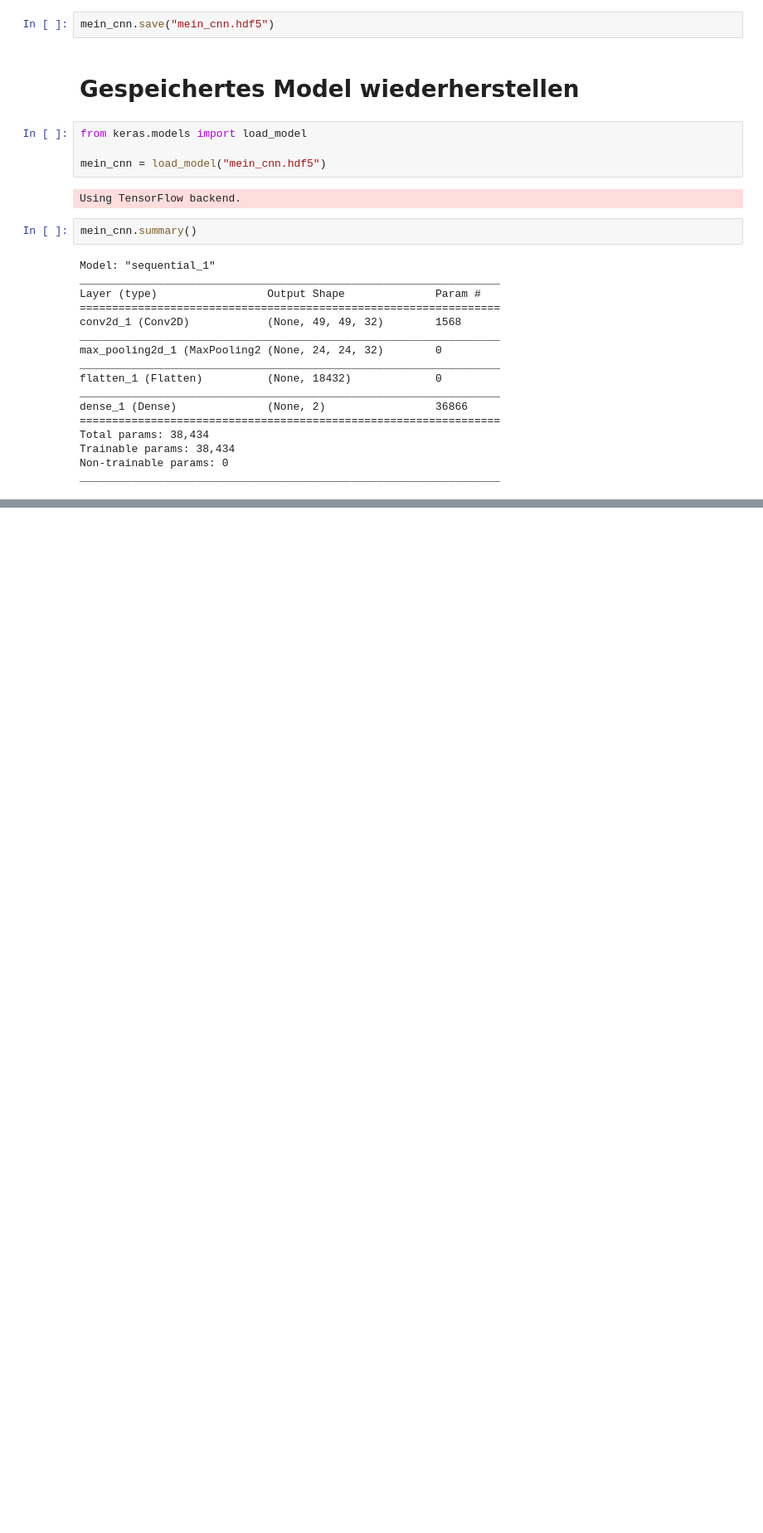
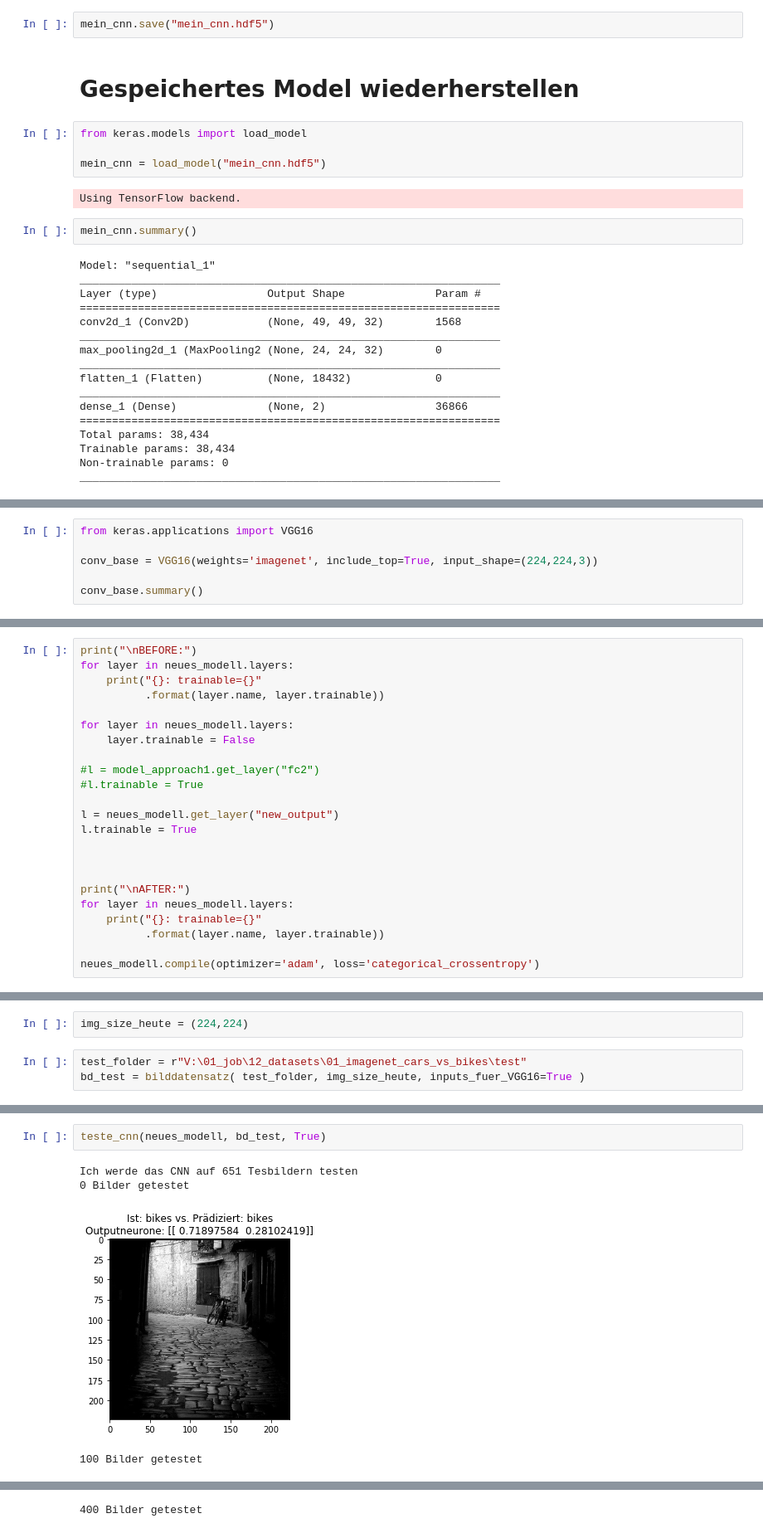
Before and after one commit to juebrauer/course_computer_vision_with_deep_learning, a Jupyter notebook: 08_cnn_zur_klassifikation/cnn_zur_klassifikation.ipynb, the cells around one changed output, grey strips where cells are left out. Shown at 83% size. Saved outputs shown, nothing was run; the diff lists cells and outputs as text; blank space fills up the shorter version.

```diff
--- a/08_cnn_zur_klassifikation/cnn_zur_klassifikation.ipynb
+++ b/08_cnn_zur_klassifikation/cnn_zur_klassifikation.ipynb
@@ -307,0 +331,6 @@ _________________________________________________________________
+# %%
+from keras.applications import VGG16
+
+conv_base = VGG16(weights='imagenet', include_top=True, input_shape=(224,224,3))
+
+conv_base.summary()
@@ -307,0 +429,23 @@ _________________________________________________________________
+# %%
+print("\nBEFORE:")
+for layer in neues_modell.layers:
+    print("{}: trainable={}"
+          .format(layer.name, layer.trainable))
+
+for layer in neues_modell.layers:
+    layer.trainable = False
+
+#l = model_approach1.get_layer("fc2")
+#l.trainable = True
+
+l = neues_modell.get_layer("new_output")
+l.trainable = True
+
+
+
+print("\nAFTER:")
+for layer in neues_modell.layers:
+    print("{}: trainable={}"
+          .format(layer.name, layer.trainable))
+
+neues_modell.compile(optimizer='adam', loss='categorical_crossentropy')
@@ -307,0 +494,5 @@ _________________________________________________________________
+# %%
+img_size_heute = (224,224)
+# %%
+test_folder = r"V:\01_job\12_datasets\01_imagenet_cars_vs_bikes\test"
+bd_test = bilddatensatz( test_folder, img_size_heute, inputs_fuer_VGG16=True )
@@ -307,0 +510,7 @@ _________________________________________________________________
+# %%
+teste_cnn(neues_modell, bd_test, True)
+# %% [output]
+Ich werde das CNN auf 651 Tesbildern testen
+0 Bilder getestet
+[figure, added]
+100 Bilder getestet
@@ -307,0 +523 @@ _________________________________________________________________
+400 Bilder getestet
```
Also changed, not shown: parts of 24 cells of this notebook.
